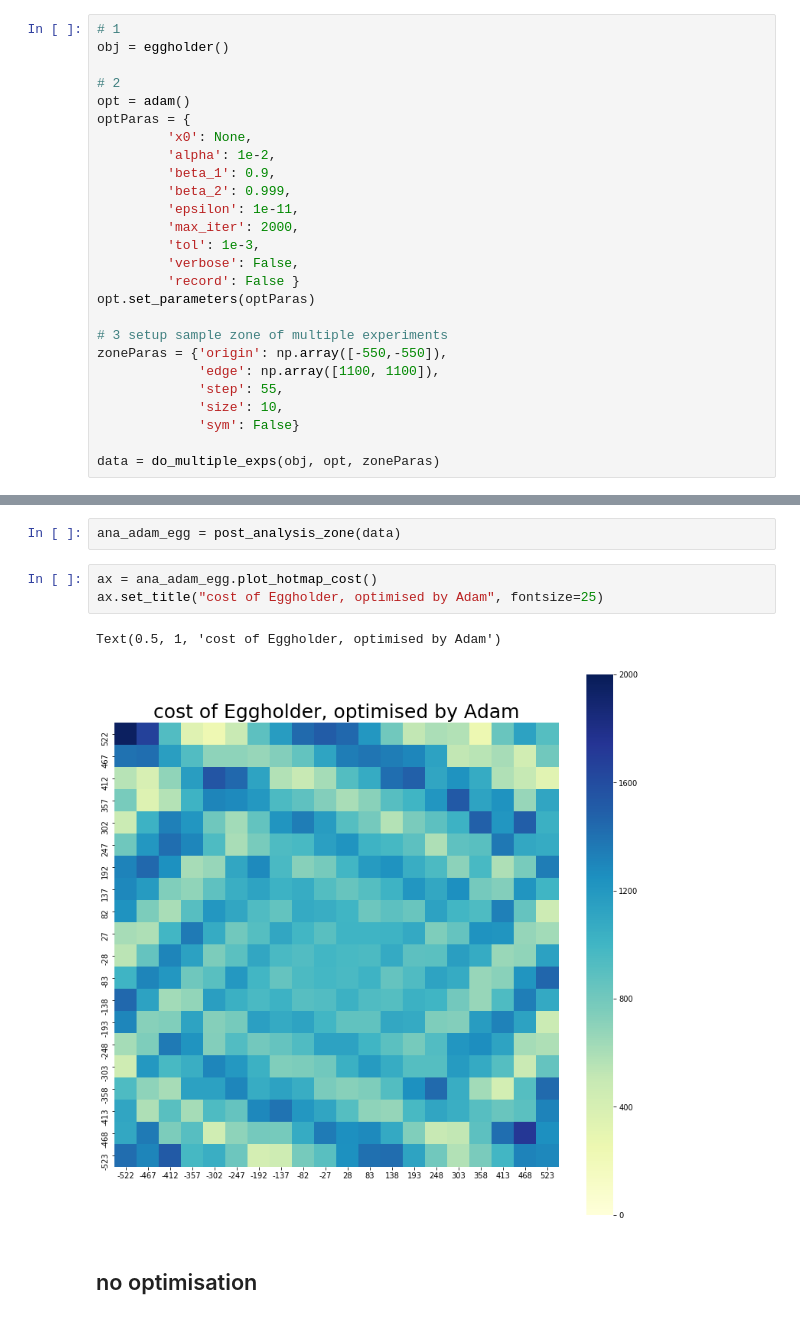
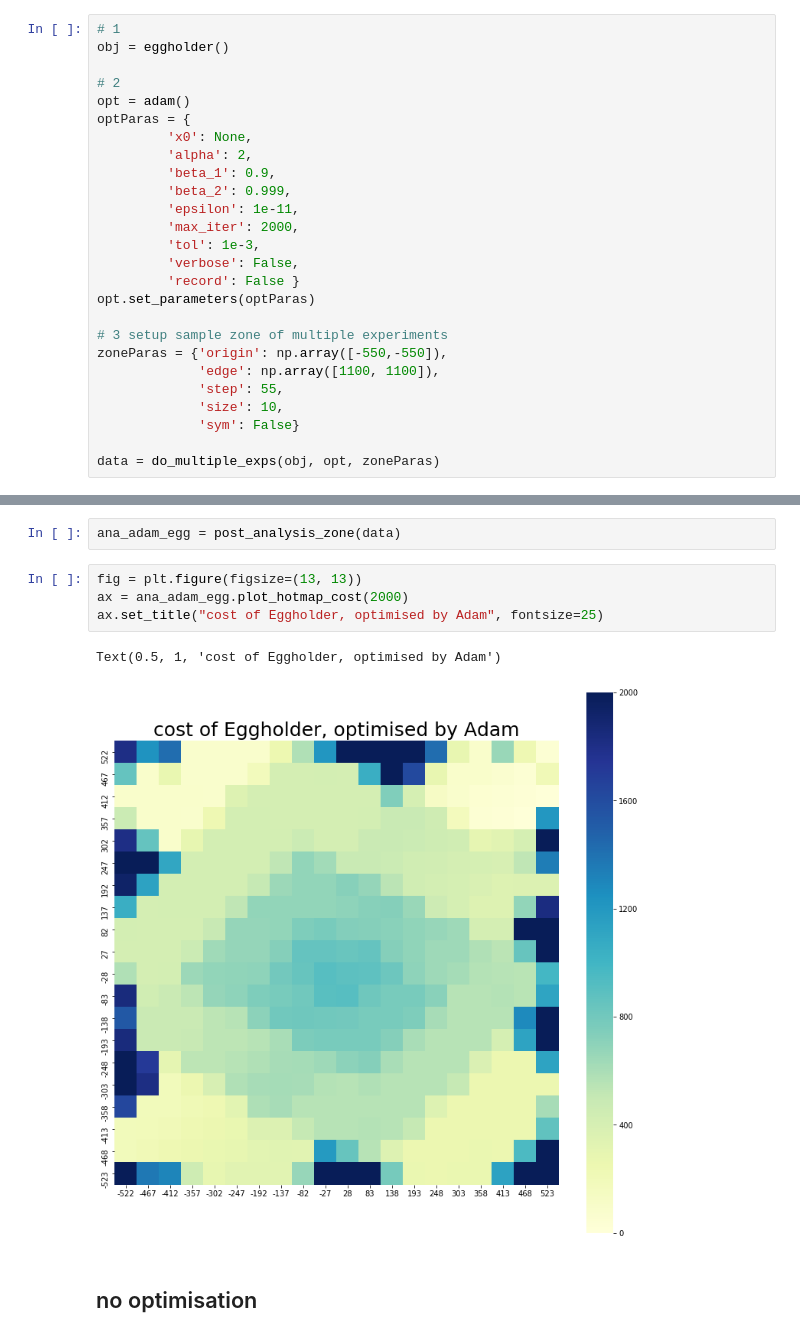
Before and after one commit to huajian1069/non-convex-optimisation, a Jupyter notebook: plot_statistical_convergence_cost_graph .ipynb, the cells around one changed output, grey strips where cells are left out. Saved outputs shown, nothing was run; the diff lists cells and outputs as text.

Commit message:
finish plot of high dimension

```diff
--- a/plot_statistical_convergence_cost_graph .ipynb
+++ b/plot_statistical_convergence_cost_graph .ipynb
@@ -549,7 +558,7 @@ obj = eggholder()
 opt = adam()
 optParas = {
          'x0': None,
-         'alpha': 1e-2,
+         'alpha': 2,
          'beta_1': 0.9,
          'beta_2': 0.999,
          'epsilon': 1e-11,
@@ -588,11 +597,12 @@ avg evals per exp:  1889.7559999999999
 # %%
 ana_adam_egg = post_analysis_zone(data)
 # %%
-ax = ana_adam_egg.plot_hotmap_cost()
+fig = plt.figure(figsize=(13, 13))
+ax = ana_adam_egg.plot_hotmap_cost(2000)
 ax.set_title("cost of Eggholder, optimised by Adam", fontsize=25)
 # %% [output]
 Text(0.5, 1, 'cost of Eggholder, optimised by Adam')
-[figure, old version]
+[figure, new version]
 # %% [markdown]
 ## no optimisation
 # %%
```
Also changed, not shown: parts of 5 cells of this notebook, 5 other files.
